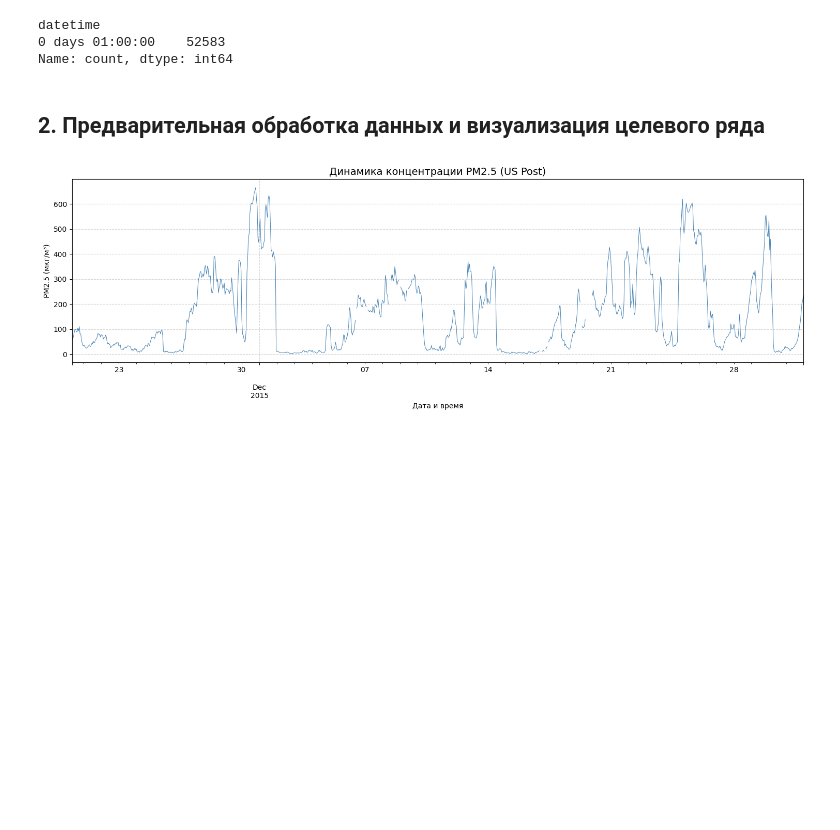
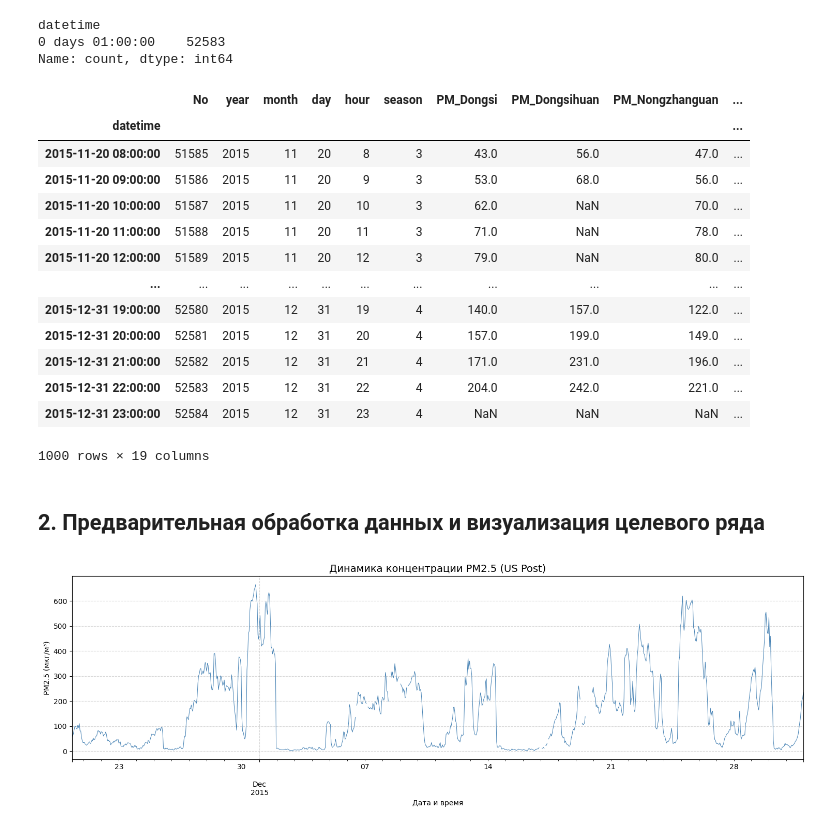
Before and after one commit to gladiat0r1337/labs_7term, a Jupyter notebook: km1(1).ipynb, the cells around one changed output. Cells and saved outputs as stored; diff of their text form; code cells hidden in the pictures; blank space fills up the shorter version.

```diff
--- a/km1(1).ipynb
+++ b/km1(1).ipynb
@@ -58,8 +72,23 @@ datetime
 Name: count, dtype: int64
 # %%
 final_df = df.tail(1000)
-# %%
-final_df = final_df.set_index('datetime', drop=False)
+# %%
+final_df
+# %% [output]
+|  | No | year | month | day | hour | season | PM_Dongsi | PM_Dongsihuan | PM_Nongzhanguan | ... |
+| datetime |  |  |  |  |  |  |  |  |  | ... |
+| 2015-11-20 08:00:00 | 51585 | 2015 | 11 | 20 | 8 | 3 | 43.0 | 56.0 | 47.0 | ... |
+| 2015-11-20 09:00:00 | 51586 | 2015 | 11 | 20 | 9 | 3 | 53.0 | 68.0 | 56.0 | ... |
+| 2015-11-20 10:00:00 | 51587 | 2015 | 11 | 20 | 10 | 3 | 62.0 | NaN | 70.0 | ... |
+| 2015-11-20 11:00:00 | 51588 | 2015 | 11 | 20 | 11 | 3 | 71.0 | NaN | 78.0 | ... |
+| 2015-11-20 12:00:00 | 51589 | 2015 | 11 | 20 | 12 | 3 | 79.0 | NaN | 80.0 | ... |
+| ... | ... | ... | ... | ... | ... | ... | ... | ... | ... | ... |
+| 2015-12-31 19:00:00 | 52580 | 2015 | 12 | 31 | 19 | 4 | 140.0 | 157.0 | 122.0 | ... |
+| 2015-12-31 20:00:00 | 52581 | 2015 | 12 | 31 | 20 | 4 | 157.0 | 199.0 | 149.0 | ... |
+| 2015-12-31 21:00:00 | 52582 | 2015 | 12 | 31 | 21 | 4 | 171.0 | 231.0 | 196.0 | ... |
+| 2015-12-31 22:00:00 | 52583 | 2015 | 12 | 31 | 22 | 4 | 204.0 | 242.0 | 221.0 | ... |
+| 2015-12-31 23:00:00 | 52584 | 2015 | 12 | 31 | 23 | 4 | NaN | NaN | NaN | ... |
+1000 rows × 19 columns
 # %% [markdown]
 ## 2. Предварительная обработка данных и визуализация целевого ряда
 # %%
```
Also changed, not shown: parts of 39 cells of this notebook.
